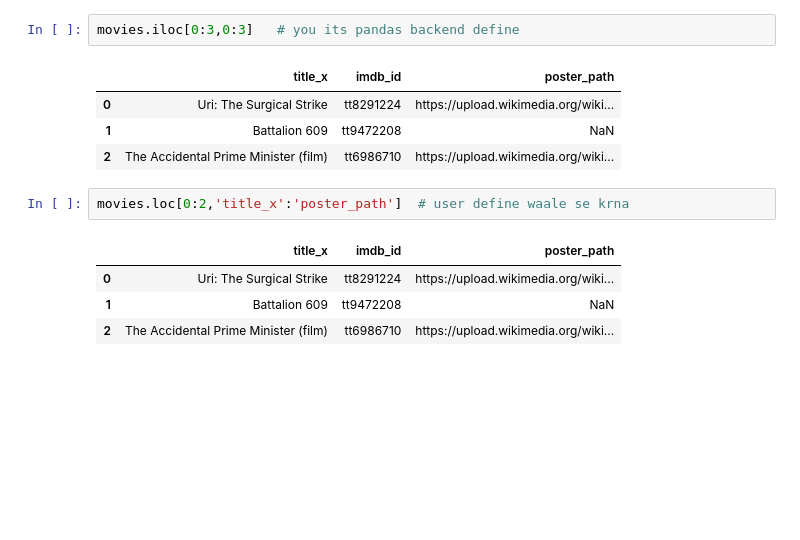
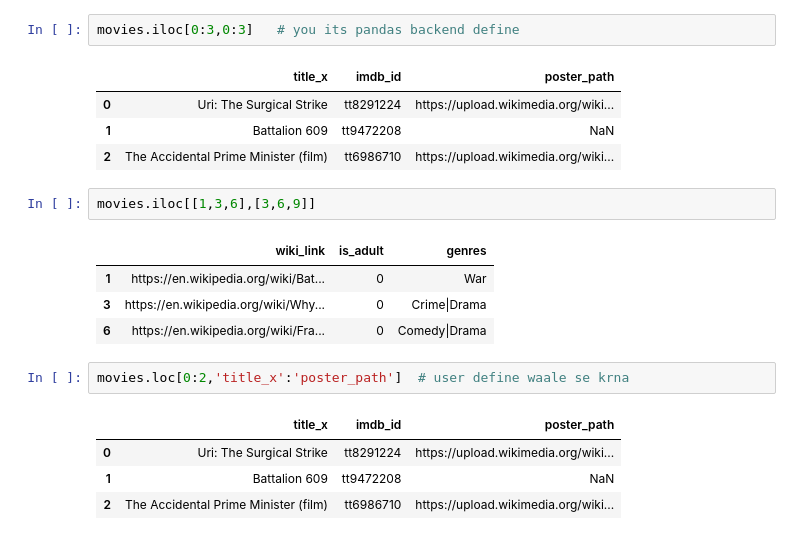
Before and after one commit to ran732/python-Libraries, a Jupyter notebook: Pandas/session_17_PANDAS_dataFrames.ipynb, the cells around one changed output. Drawn from its saved outputs; the diff is of its cells as text; blank space fills up the shorter version.

```diff
--- a/Pandas/session_17_PANDAS_dataFrames.ipynb
+++ b/Pandas/session_17_PANDAS_dataFrames.ipynb
@@ -606,6 +606,13 @@ movies.iloc[0:3,0:3]   # you its pandas backend define
 | 0 | Uri: The Surgical Strike | tt8291224 | https://upload.wikimedia.org/wiki... |
 | 1 | Battalion 609 | tt9472208 | NaN |
 | 2 | The Accidental Prime Minister (film) | tt6986710 | https://upload.wikimedia.org/wiki... |
+# %%
+movies.iloc[[1,3,6],[3,6,9]]
+# %% [output]
+|  | wiki_link | is_adult | genres |
+| 1 | https://en.wikipedia.org/wiki/Bat... | 0 | War |
+| 3 | https://en.wikipedia.org/wiki/Why... | 0 | Crime|Drama |
+| 6 | https://en.wikipedia.org/wiki/Fra... | 0 | Comedy|Drama |
 # %%
 movies.loc[0:2,'title_x':'poster_path']  # user define waale se krna
 # %% [output]
```
Also changed, not shown: parts of 6 cells of this notebook.
